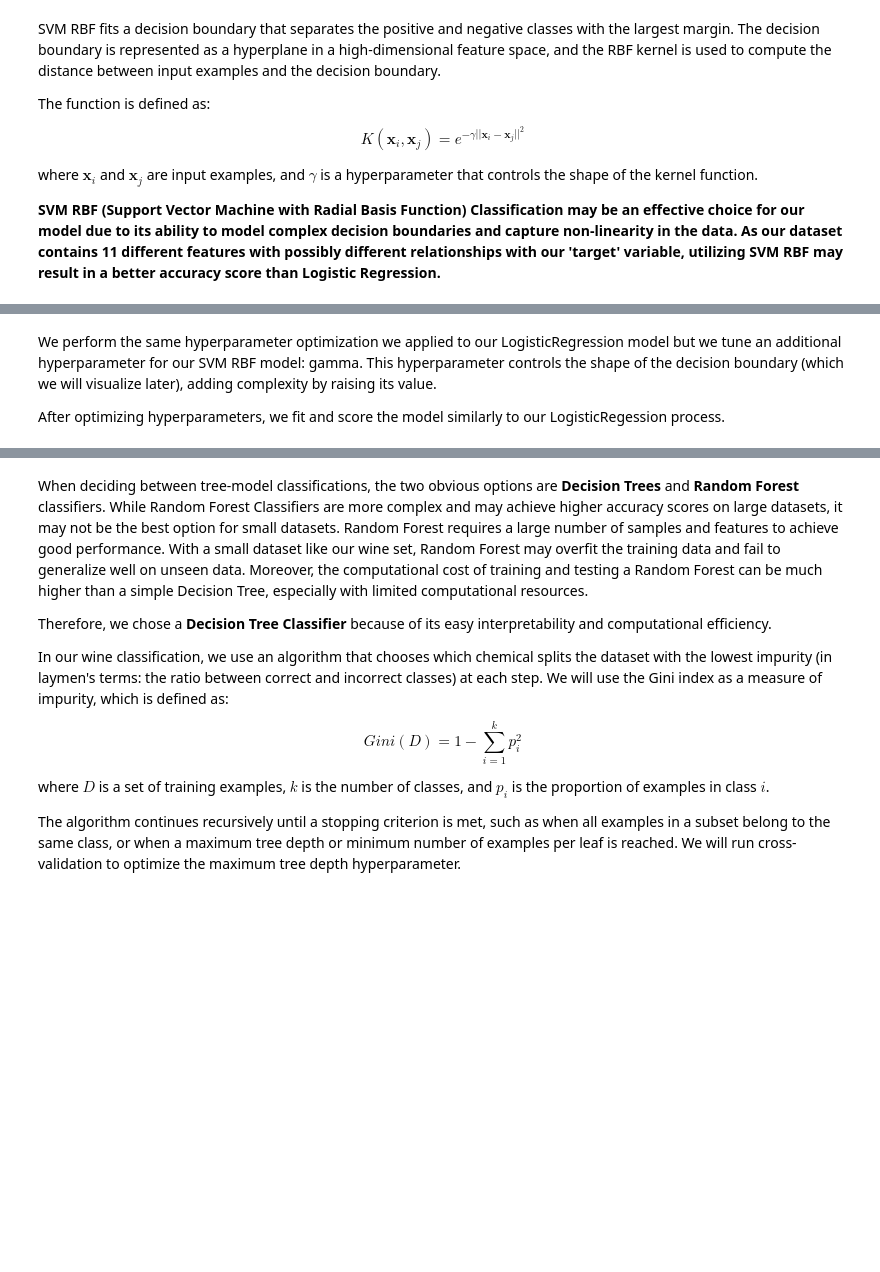
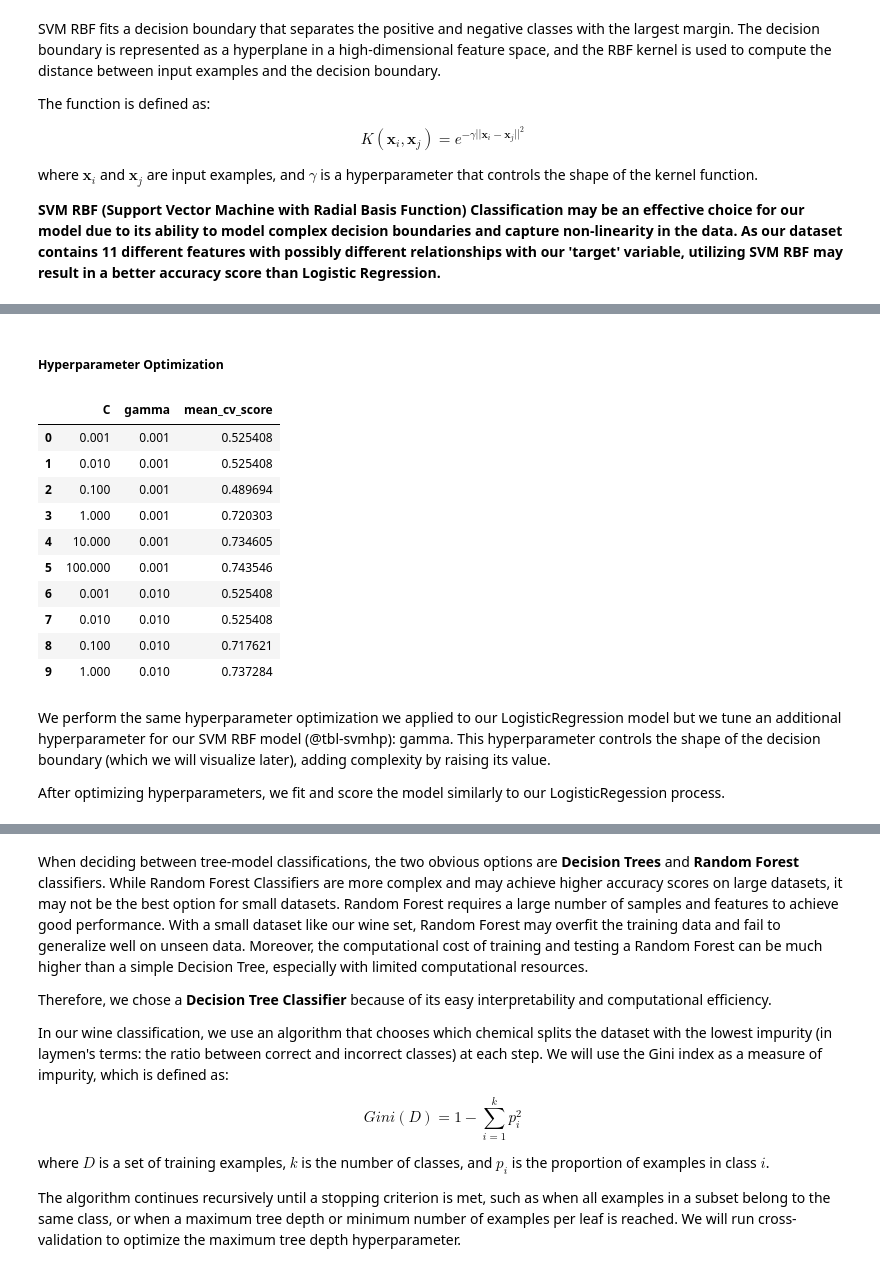
Before and after one commit to DSCI-310/is-it-good-wine, a Jupyter notebook: wineclassification.ipynb, the cells around one changed output, grey strips where cells are left out. Cells and saved outputs as stored; diff of their text form; code cells hidden in the pictures; blank space fills up the shorter version.

```diff
--- a/wineclassification.ipynb
+++ b/wineclassification.ipynb
@@ -186,5 +276,24 @@ where $\mathbf{x}_i$ and $\mathbf{x}_j$ are input examples, and $\gamma$ is a hy
+# %% [markdown]
+##### Hyperparameter Optimization
+# %%
+#| label: tbl-svmhp
+#| tbl-cap: SVM RBF Hyperparameter Optimization
+
+hp_optimizer('svm', X_train, y_train)
+# %% [output]
+|  | C | gamma | mean_cv_score |
+| 0 | 0.001 | 0.001 | 0.525408 |
+| 1 | 0.010 | 0.001 | 0.525408 |
+| 2 | 0.100 | 0.001 | 0.489694 |
+| 3 | 1.000 | 0.001 | 0.720303 |
+| 4 | 10.000 | 0.001 | 0.734605 |
+| 5 | 100.000 | 0.001 | 0.743546 |
+| 6 | 0.001 | 0.010 | 0.525408 |
+| 7 | 0.010 | 0.010 | 0.525408 |
+| 8 | 0.100 | 0.010 | 0.717621 |
+| 9 | 1.000 | 0.010 | 0.737284 |
 # %% [markdown]
-We perform the same hyperparameter optimization we applied to our LogisticRegression model but we tune an additional hyperparameter for our SVM RBF model: gamma. This hyperparameter controls the shape of the decision boundary (which we will visualize later), adding complexity by raising its value.
+We perform the same hyperparameter optimization we applied to our LogisticRegression model but we tune an additional hyperparameter for our SVM RBF model (@tbl-svmhp): gamma. This hyperparameter controls the shape of the decision boundary (which we will visualize later), adding complexity by raising its value.
 
 After optimizing hyperparameters, we fit and score the model similarly to our LogisticRegession process.
 # %% [markdown]
```
Also changed, not shown: parts of 74 cells of this notebook, 2 other files.
